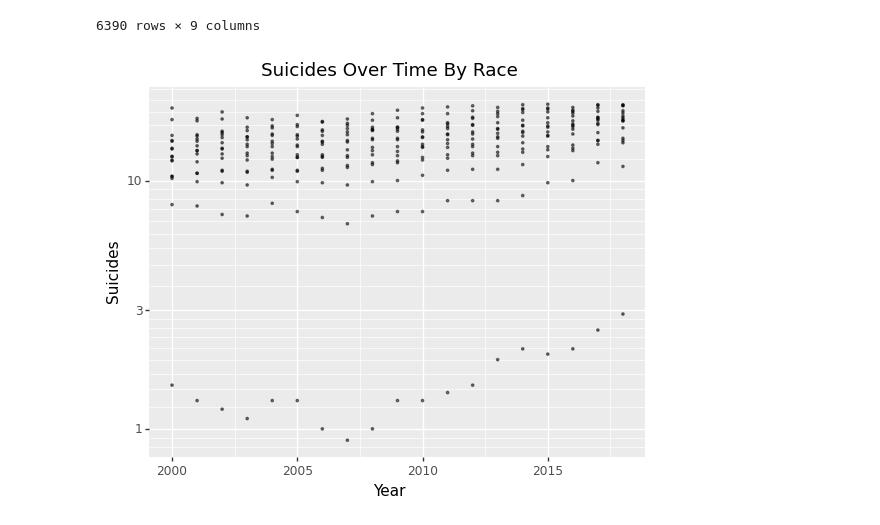
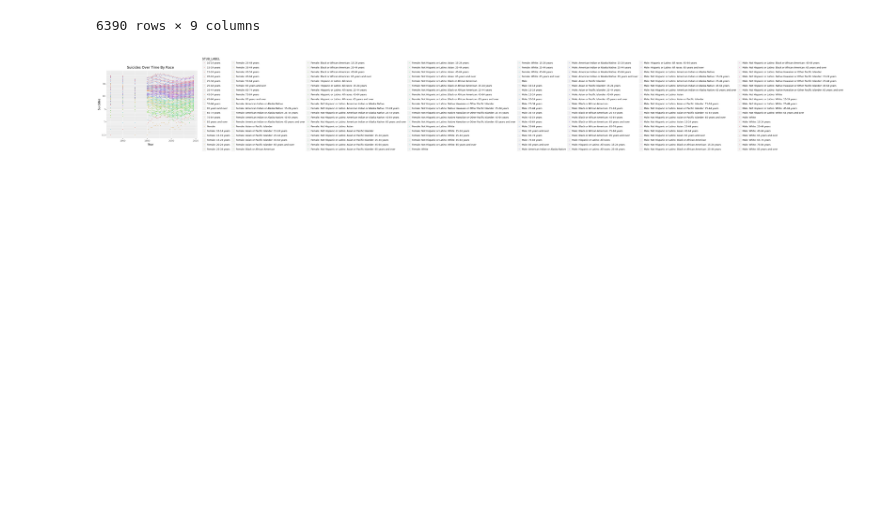
Before and after one commit to wadoodbutt/wadoodbutt.github.io, a Jupyter notebook: final_tutorial.ipynb, the cells around one changed output. Cells and saved outputs as stored; diff of their text form; code cells hidden in the pictures; blank space fills up the shorter version.

```diff
--- a/final_tutorial.ipynb
+++ b/final_tutorial.ipynb
@@ -194,18 +194,18 @@ display(data)
 | 6389 | Deaths per 100,000 resident popul... | Female: Hispanic or Latino: All r... | 2018 | 65 years and over | 1.6 | NaN | Female | All race | Hispanic or Latino |
 6390 rows × 9 columns
 # %%
-splot = ggplot(data[(data['YEAR'] >= 2000) & (data['RACE'] == 'All race') & (data['SEX'] == 'All sex') & (data['ETHNICITY'] == 'All ethnicity')], aes(x='YEAR', y='ESTIMATE', color='RACE')) +\
+# splot = ggplot(data[(data['YEAR'] >= 2000) & data[] (data['RACE'] == 'All race') & (data['SEX'] == 'All sex') & (data['ETHNICITY'] == 'All ethnicity')], aes(x='YEAR', y='ESTIMATE', color='RACE')) +\
+#     geom_point(size=0.5, alpha=0.5) +\
+#     labs(title="Suicides Over Time By Race",
+#          x = "Year",
+#          y = "Suicides") + scale_y_log10()
+
+splot = ggplot(data[data['STUB_LABEL'] != 'All persons'], aes(x='YEAR', y='ESTIMATE', color='STUB_LABEL')) +\
     geom_point(size=0.5, alpha=0.5) +\
     labs(title="Suicides Over Time By Race",
          x = "Year",
          y = "Suicides") + scale_y_log10()
 
-# splot = ggplot(data[data['STUB_LABEL'] != 'All persons'], aes(x='YEAR', y='ESTIMATE', color='STUB_LABEL')) +\
-#     geom_point(size=0.5, alpha=0.5) +\
-#     labs(title="Suicides Over Time By Race",
-#          x = "Year",
-#          y = "Suicides") + scale_y_log10()
-
 print(splot)
 # %% [output]
-[figure, old version]
+[figure, new version]
```
